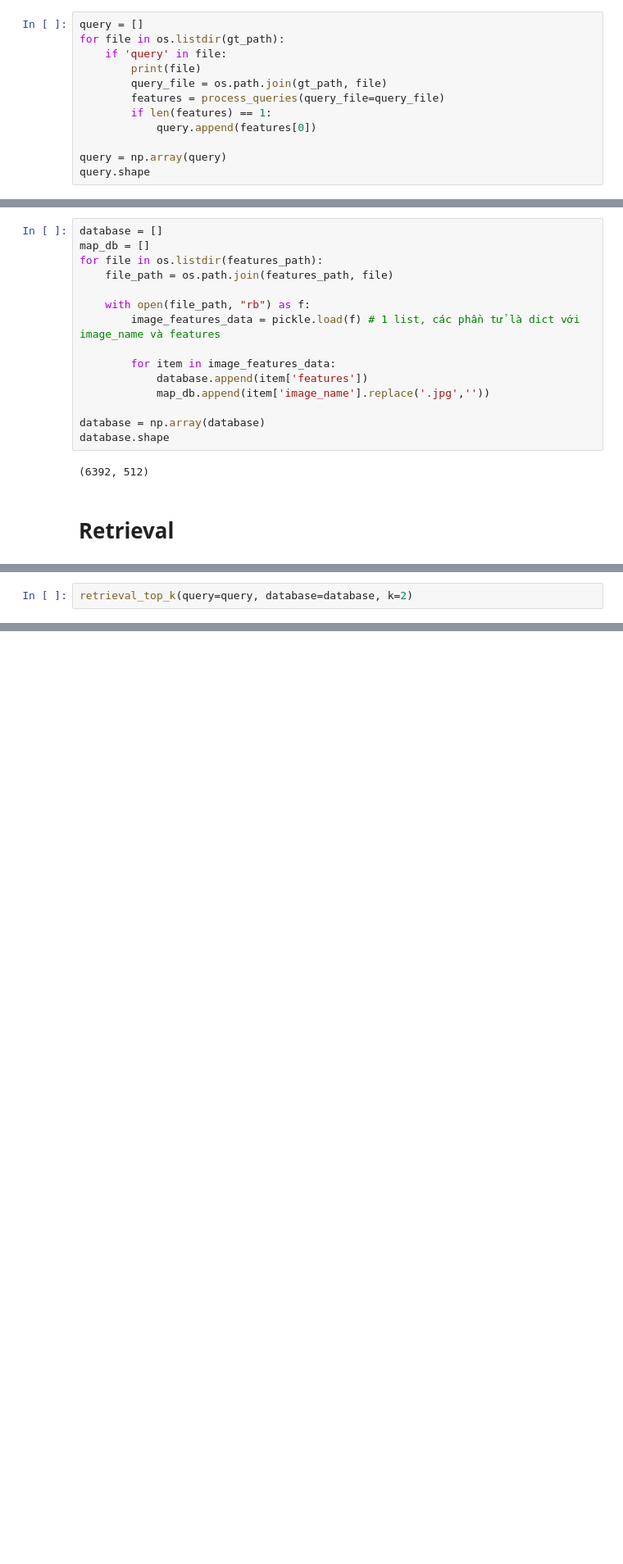
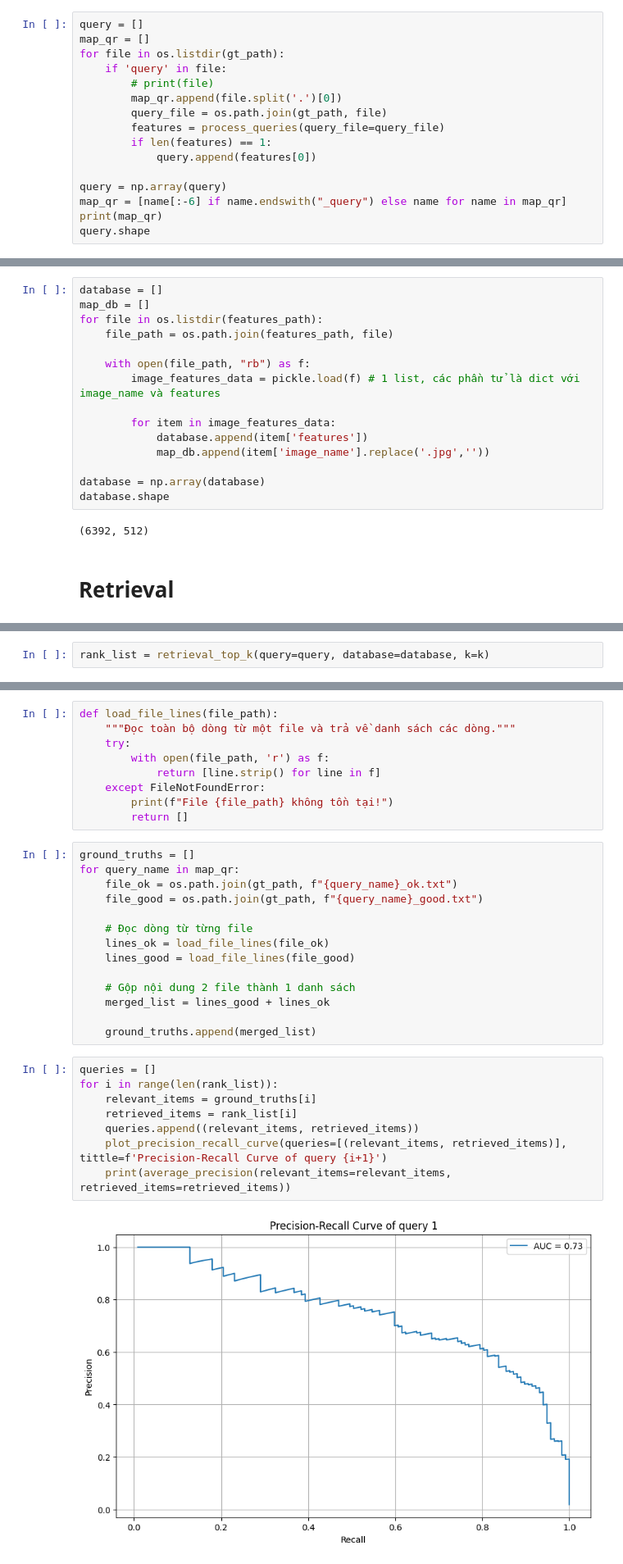
Before and after one commit to DyThen-Kumo/Multimedia-Information-Retrieval, a Jupyter notebook: search_engine.ipynb, the cells around one changed output, grey strips where cells are left out. Shown at 82% size. Drawn from its saved outputs; the diff is of its cells as text; blank space fills up the shorter version.

```diff
--- a/search_engine.ipynb
+++ b/search_engine.ipynb
@@ -91,14 +93,18 @@ def process_queries(query_file, device='cpu'):
         return features
 # %%
 query = []
+map_qr = []
 for file in os.listdir(gt_path):
     if 'query' in file:
-        print(file)
+        # print(file)
+        map_qr.append(file.split('.')[0])
         query_file = os.path.join(gt_path, file)
         features = process_queries(query_file=query_file)
         if len(features) == 1:
             query.append(features[0])
 
 query = np.array(query)
+map_qr = [name[:-6] if name.endswith("_query") else name for name in map_qr]
+print(map_qr)
 query.shape
 # %% [output]
@@ -161,2 +168,2 @@ def retrieval_top_k(query, database, k=5):
 # %%
-retrieval_top_k(query=query, database=database, k=2)
+rank_list = retrieval_top_k(query=query, database=database, k=k)
@@ -213,0 +235,33 @@ retrieval_threshold(query=query, database=database, threshold=0.8)
+# %%
+def load_file_lines(file_path):
+    """Đọc toàn bộ dòng từ một file và trả về danh sách các dòng."""
+    try:
+        with open(file_path, 'r') as f:
+            return [line.strip() for line in f]
+    except FileNotFoundError:
+        print(f"File {file_path} không tồn tại!")
+        return []
+# %%
+ground_truths = []
+for query_name in map_qr:
+    file_ok = os.path.join(gt_path, f"{query_name}_ok.txt")
+    file_good = os.path.join(gt_path, f"{query_name}_good.txt")
+
+    # Đọc dòng từ từng file
+    lines_ok = load_file_lines(file_ok)
+    lines_good = load_file_lines(file_good)
+
+    # Gộp nội dung 2 file thành 1 danh sách
+    merged_list = lines_good + lines_ok
+
+    ground_truths.append(merged_list)
+# %%
+queries = []
+for i in range(len(rank_list)):
+    relevant_items = ground_truths[i]
+    retrieved_items = rank_list[i]
+    queries.append((relevant_items, retrieved_items))
+    plot_precision_recall_curve(queries=[(relevant_items, retrieved_items)], tittle=f'Precision-Recall Curve of query {i+1}')
+    print(average_precision(relevant_items=relevant_items, retrieved_items=retrieved_items))
+# %% [output]
+[figure, added]
```
Also changed, not shown: parts of 12 cells of this notebook.
